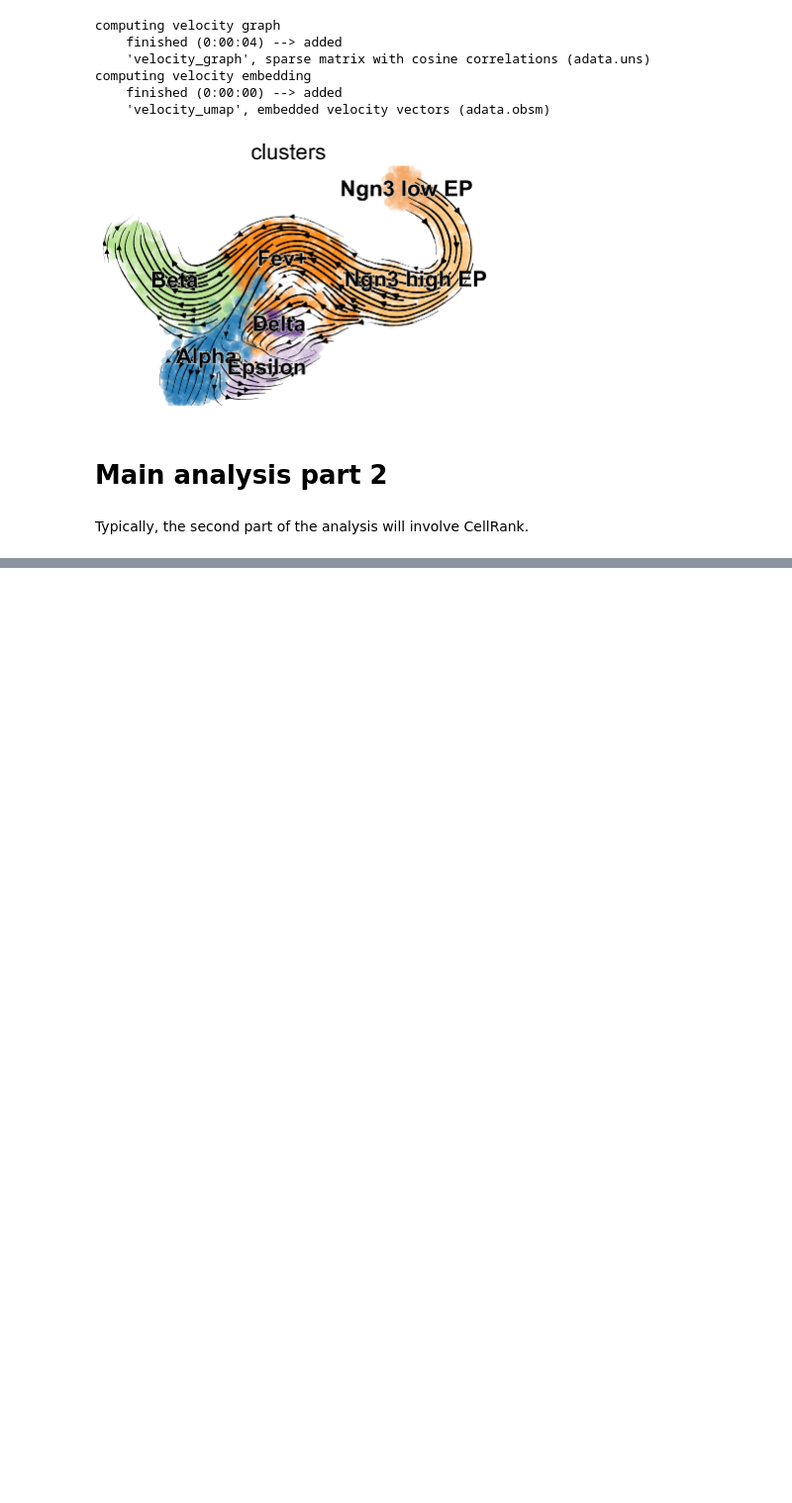
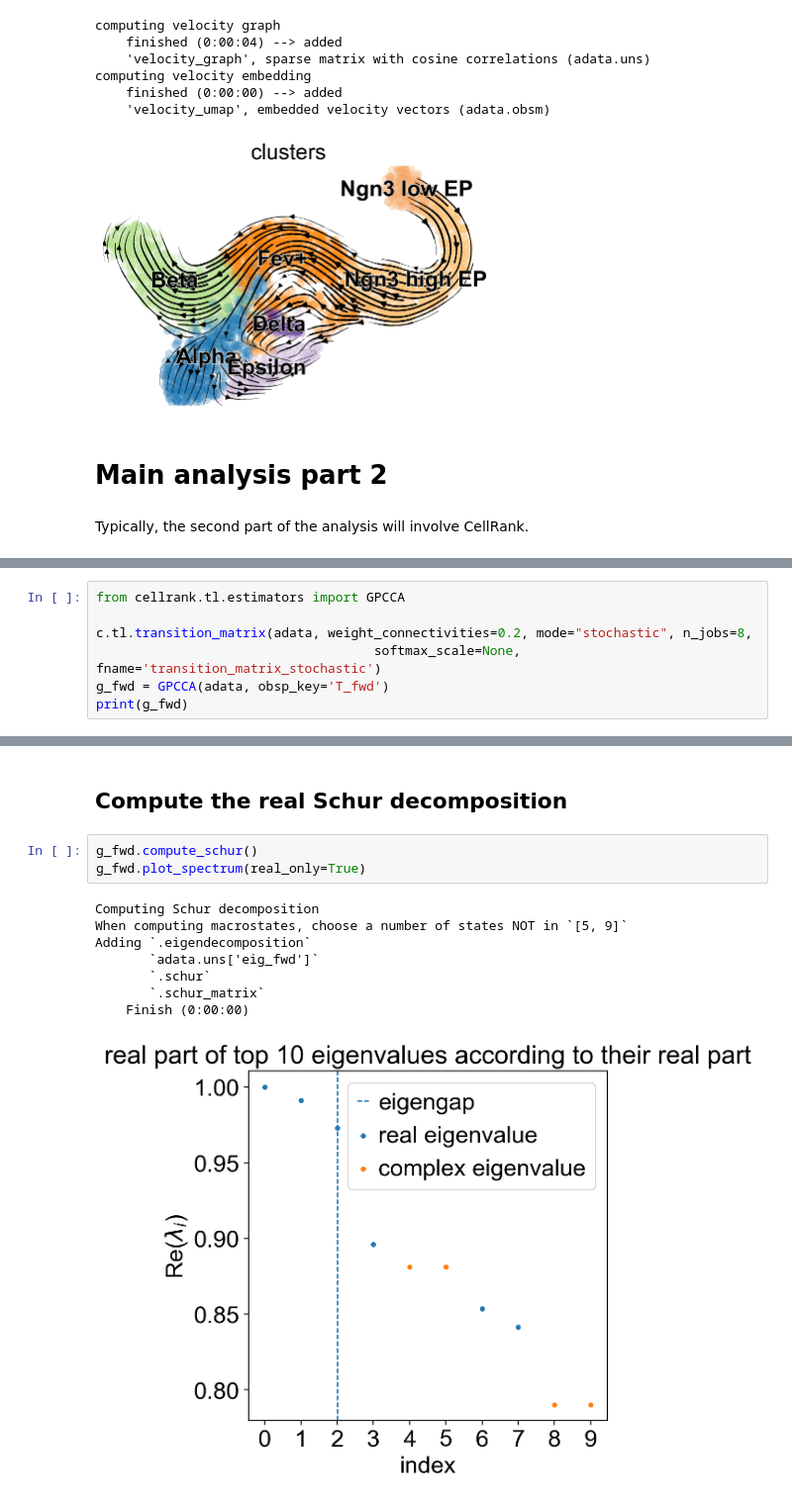
Before and after one commit to theislab/cellrank_reproducibility_preprint, a Jupyter notebook: notebooks/sample_notebook/ML-2020-10-13_skelleton_notebook.ipynb, the cells around one changed output, grey strips where cells are left out. Shown: that part at 99% size. Saved outputs shown, nothing was run; the diff lists cells and outputs as text; blank space fills up the shorter version.

```diff
--- a/notebooks/sample_notebook/ML-2020-10-13_skelleton_notebook.ipynb
+++ b/notebooks/sample_notebook/ML-2020-10-13_skelleton_notebook.ipynb
@@ -202,0 +211,7 @@ Typically, the second part of the analysis will involve CellRank.
+# %%
+from cellrank.tl.estimators import GPCCA
+
+c.tl.transition_matrix(adata, weight_connectivities=0.2, mode="stochastic", n_jobs=8,
+                                    softmax_scale=None, fname='transition_matrix_stochastic')
+g_fwd = GPCCA(adata, obsp_key='T_fwd')
+print(g_fwd)
@@ -202,0 +247,14 @@ Typically, the second part of the analysis will involve CellRank.
+# %% [markdown]
+## Compute the real Schur decomposition
+# %%
+g_fwd.compute_schur()
+g_fwd.plot_spectrum(real_only=True)
+# %% [output]
+Computing Schur decomposition
+When computing macrostates, choose a number of states NOT in `[5, 9]`
+Adding `.eigendecomposition`
+       `adata.uns['eig_fwd']`
+       `.schur`
+       `.schur_matrix`
+    Finish (0:00:00)
+[figure, added]
```
Also changed, not shown: parts of 10 cells of this notebook, 1 other file.
